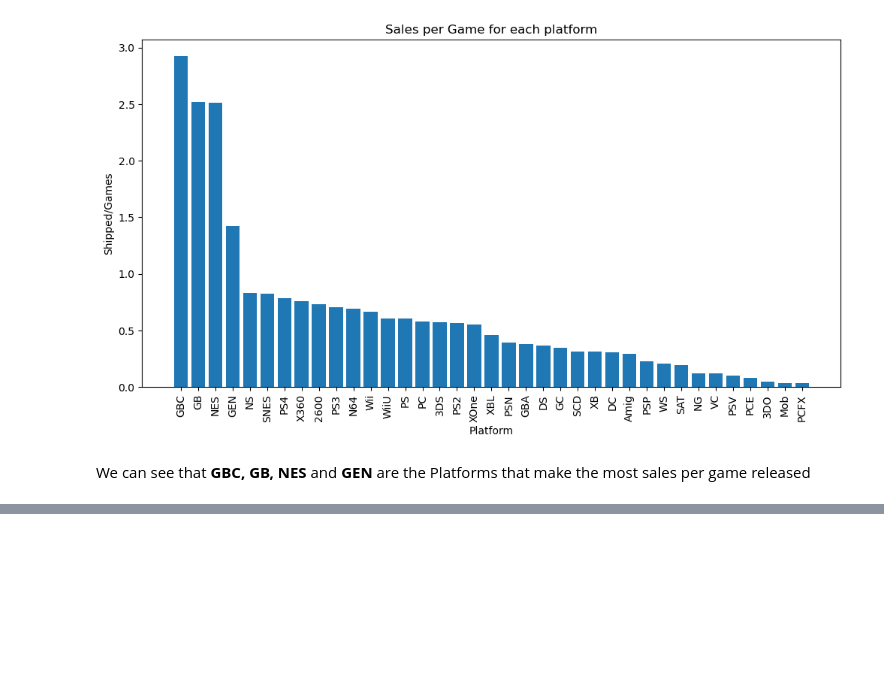
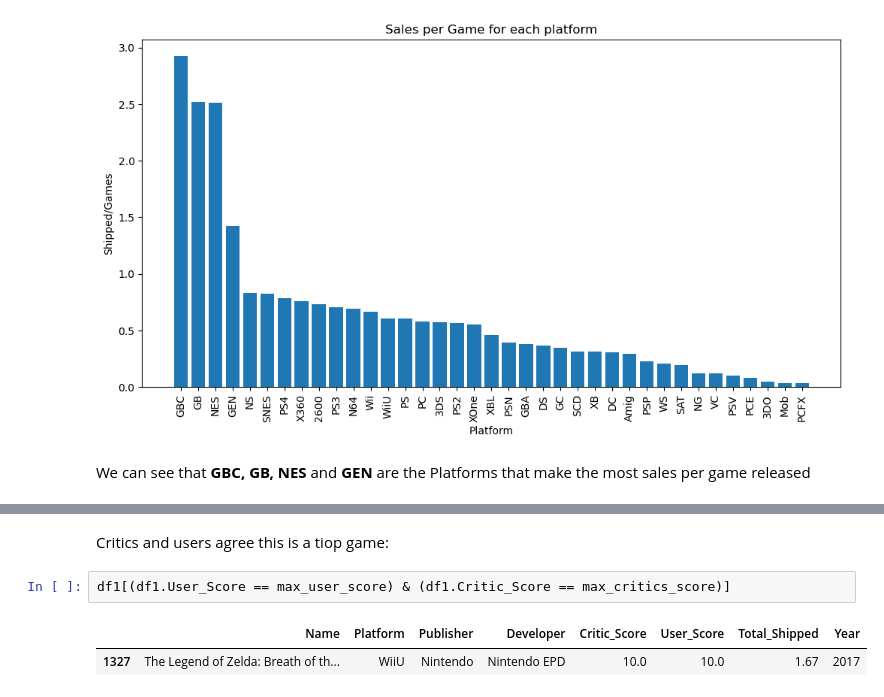
Before and after one commit to camilacareggio/data-analysis, a Jupyter notebook: videogame_sales_analysis/videogame_sales_analysis.ipynb, the cells around one changed output, grey strips where cells are left out. Cells and saved outputs as stored; diff of their text form; blank space fills up the shorter version.

```diff
--- a/videogame_sales_analysis/videogame_sales_analysis.ipynb
+++ b/videogame_sales_analysis/videogame_sales_analysis.ipynb
@@ -174,0 +282,7 @@ Year of Minimum Sales: 1979
+# %% [markdown]
+Critics and users agree this is a tiop game:
+# %%
+df1[(df1.User_Score == max_user_score) & (df1.Critic_Score == max_critics_score)]
+# %% [output]
+|  | Name | Platform | Publisher | Developer | Critic_Score | User_Score | Total_Shipped | Year |
+| 1327 | The Legend of Zelda: Breath of th... | WiiU | Nintendo | Nintendo EPD | 10.0 | 10.0 | 1.67 | 2017 |
```
Also changed, not shown: parts of 25 cells of this notebook.
